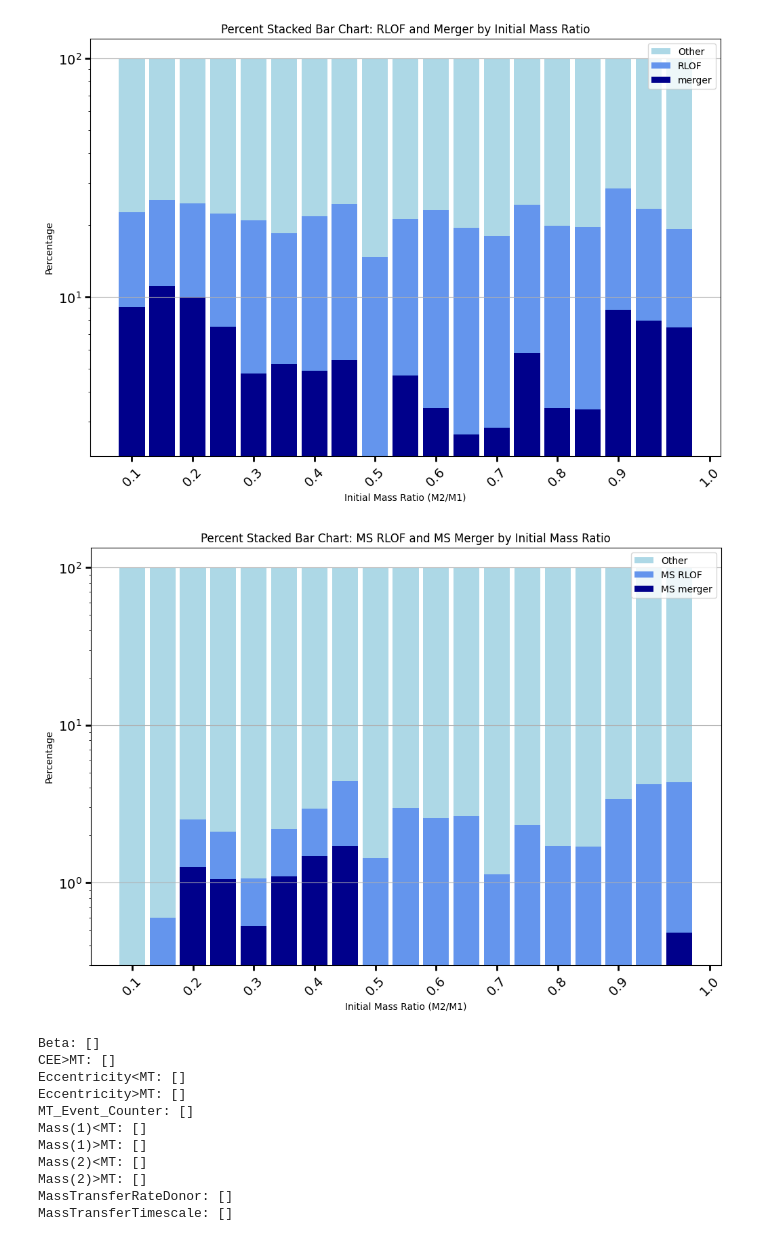
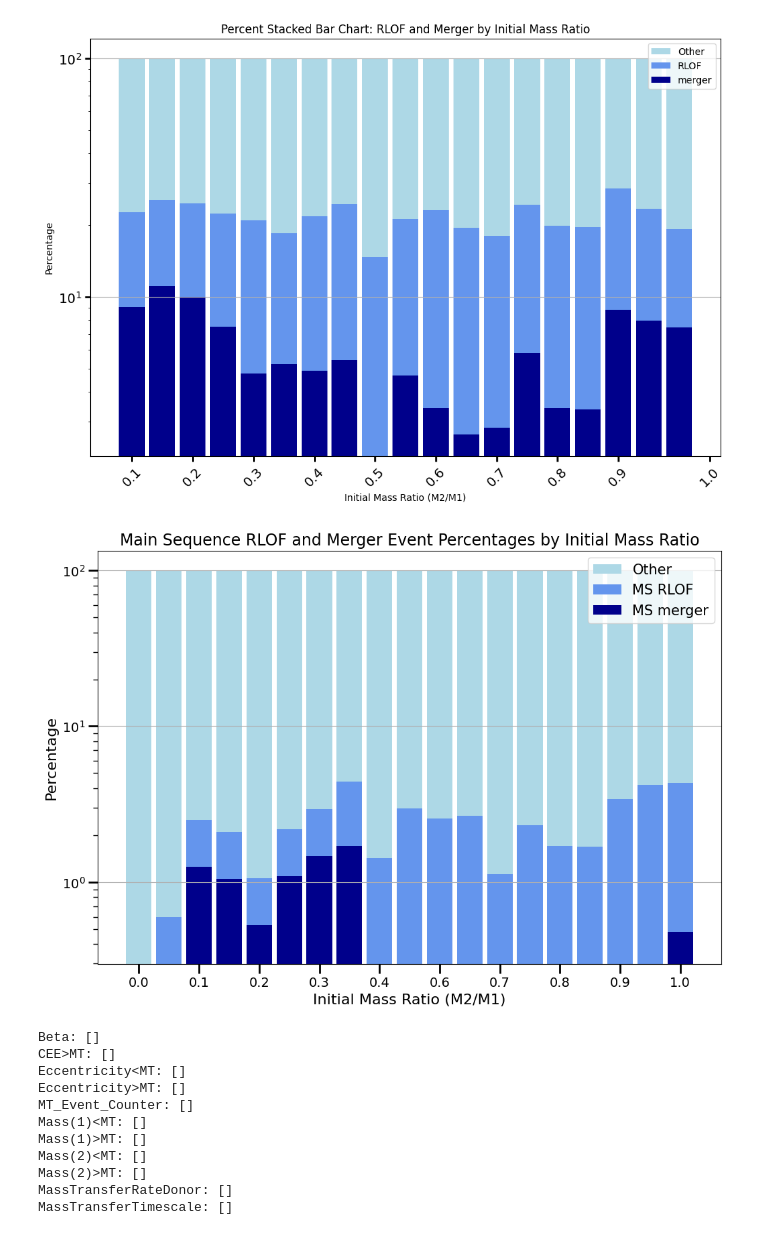
Before and after one commit to mkim0029/COMPAS, a Jupyter notebook: src/Initial_distribution/read.ipynb, the cells around one changed output. Cells and saved outputs as stored; diff of their text form; code cells hidden in the pictures.

Commit message:
changed plot axes

```diff
--- a/src/Initial_distribution/read.ipynb
+++ b/src/Initial_distribution/read.ipynb
@@ -231,27 +231,28 @@ def plot_percent_stacked_bar_chart(filename, pdf=False):
     bar2 = plt.bar(grouped['MassRatio_bins'].astype(str), grouped['rlof_percentage'], bottom=grouped['merger_percentage'], color='cornflowerblue', width=bar_width, label='MS RLOF')
     bar1 = plt.bar(grouped['MassRatio_bins'].astype(str), grouped['merger_percentage'], color='darkblue', width=bar_width, label='MS merger')
 
-    plt.xlabel('Initial Mass Ratio (M2/M1)')
-    plt.ylabel('Percentage')
-    plt.title('Percent Stacked Bar Chart: MS RLOF and MS Merger by Initial Mass Ratio')
-    plt.legend(loc='best')
-    plt.xticks(rotation=45)
-    plt.tick_params(axis='both', which='major', labelsize=14, width=2, length=6)
+    plt.xlabel('Initial Mass Ratio (M2/M1)', fontsize = 16)
+    plt.ylabel('Percentage', fontsize = 16)
+    plt.title('Main Sequence RLOF and Merger Event Percentages by Initial Mass Ratio', fontsize = 17)
+    plt.legend(loc='best', fontsize=15)
+    plt.tick_params(axis='both', which='major', labelsize=14, width=2, length=10)
+    plt.tick_params(axis='both', which='minor', labelsize=14, width=1, length=5)
     plt.grid(axis='y')
     plt.yscale('log')
+    plt.yticks(fontsize=14)
 
-    # Adjust number of x-axis ticks
-    x_ticks = np.linspace(0, len(bins)-1, 10, dtype=int)
-    plt.xticks(x_ticks, labels=np.round(np.linspace(bins.min(), bins.max(), 10), 2))
+    num_ticks = 10  # Number of points you want from 0 to 1
+    plt.xticks(ticks=np.linspace(0, len(grouped['MassRatio_bins']) - 1, num_ticks),
+            labels=np.round(np.linspace(0, 1, num_ticks), 1), fontsize=14)
 
     if pdf:
         plt.savefig(filename + "_percent_stacked_bar_chart.pdf", format="pdf", bbox_inches='tight')
 
     plt.show()
 # %%
-plot_percent_stacked_bar_chart('COMPAS_Output.h5')
+plot_percent_stacked_bar_chart('COMPAS_Output.h5', True)
 # %% [output]
-[figure, old version]
+[figure, new version]
 # %%
 data = h5.File('COMPAS_Output.h5')
 RLOF = data['BSE_RLOF']
```
